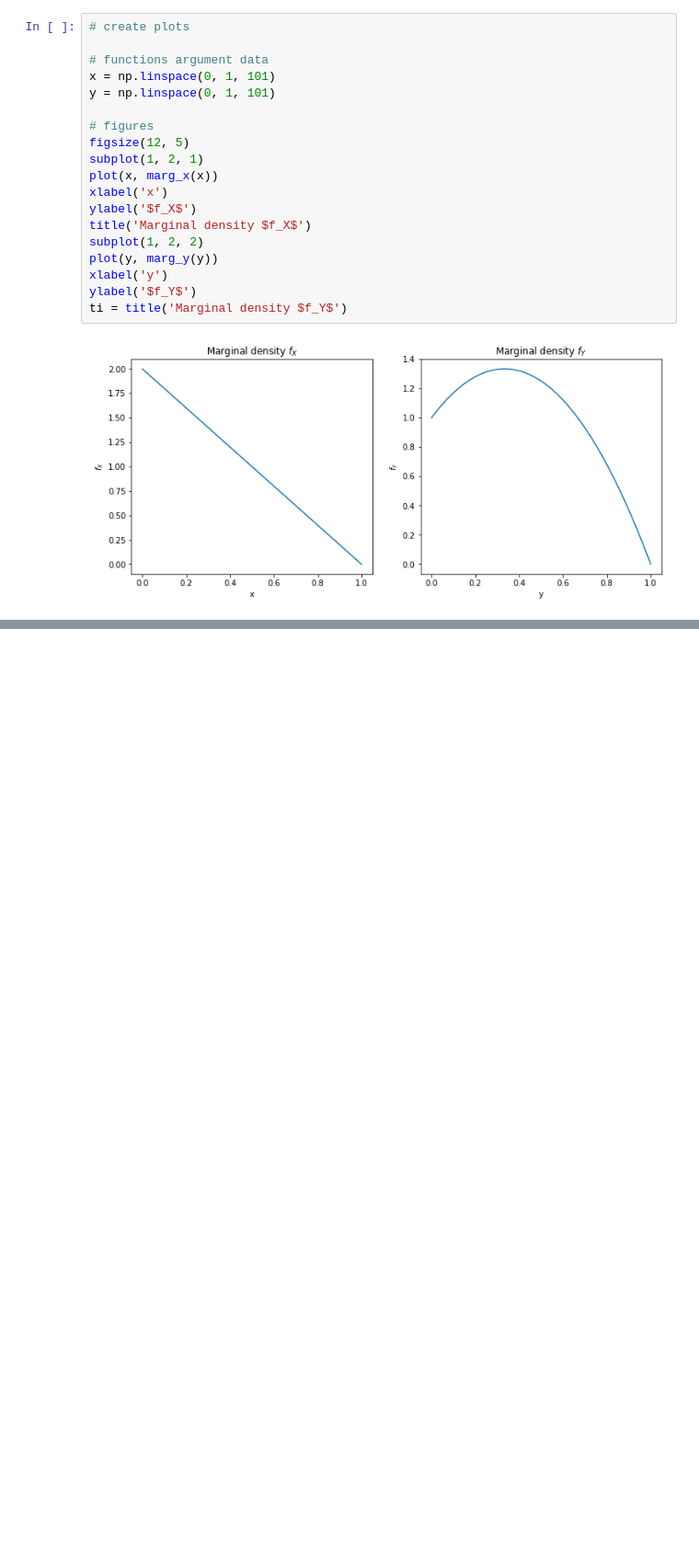
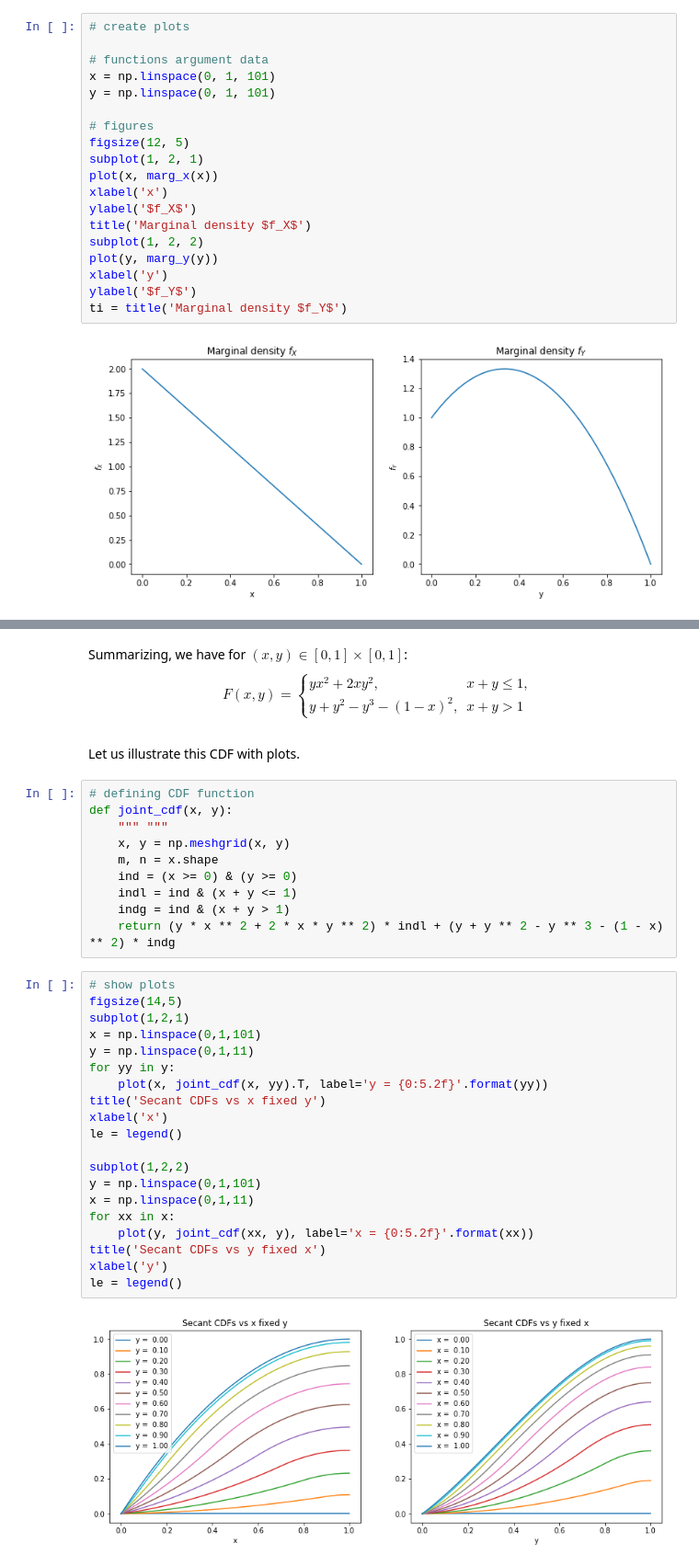
Before and after one commit to arcadynovosyolov/math_and_prob, a Jupyter notebook: marginal_distributions.ipynb, the cells around one changed output, grey strips where cells are left out. Shown at 92% size. Drawn from its saved outputs; the diff is of its cells as text; blank space fills up the shorter version.

```diff
--- a/marginal_distributions.ipynb
+++ b/marginal_distributions.ipynb
@@ -59,0 +79,36 @@ ti = title('Marginal density $f_Y$')
+# %% [markdown]
+Summarizing, we have for $(x,y)\in[0,1]\times[0,1]$: $$ F(x,y)=\left\{\begin{array}{ll}yx^2+2xy^2,&x+y\leq1,\\ y+y^2-y^3-(1-x)^2,&x+y>1\end{array}\right. $$
+# %% [markdown]
+Let us illustrate this CDF with plots.
+# %%
+# defining CDF function
+def joint_cdf(x, y):
+    """ """
+    x, y = np.meshgrid(x, y)
+    m, n = x.shape
+    ind = (x >= 0) & (y >= 0)
+    indl = ind & (x + y <= 1)
+    indg = ind & (x + y > 1)
+    return (y * x ** 2 + 2 * x * y ** 2) * indl + (y + y ** 2 - y ** 3 - (1 - x) ** 2) * indg
+# %%
+# show plots
+figsize(14,5)
+subplot(1,2,1)
+x = np.linspace(0,1,101)
+y = np.linspace(0,1,11)
+for yy in y:
+    plot(x, joint_cdf(x, yy).T, label='y = {0:5.2f}'.format(yy))
+title('Secant CDFs vs x fixed y')
+xlabel('x')
+le = legend()
+
+subplot(1,2,2)
+y = np.linspace(0,1,101)
+x = np.linspace(0,1,11)
+for xx in x:
+    plot(y, joint_cdf(xx, y), label='x = {0:5.2f}'.format(xx))
+title('Secant CDFs vs y fixed x')
+xlabel('y')
+le = legend()
+# %% [output]
+[figure, added]
```
Also changed, not shown: parts of 5 cells of this notebook.
